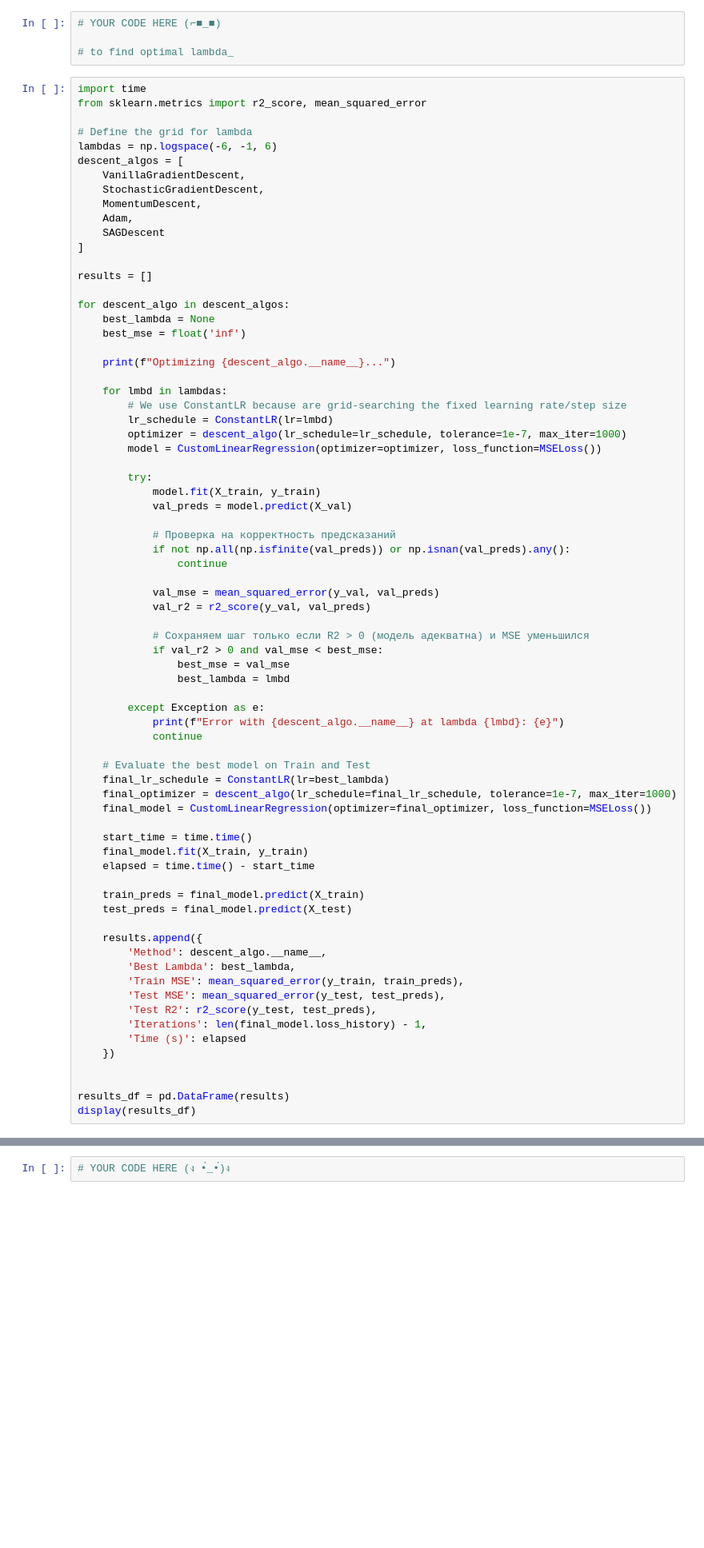
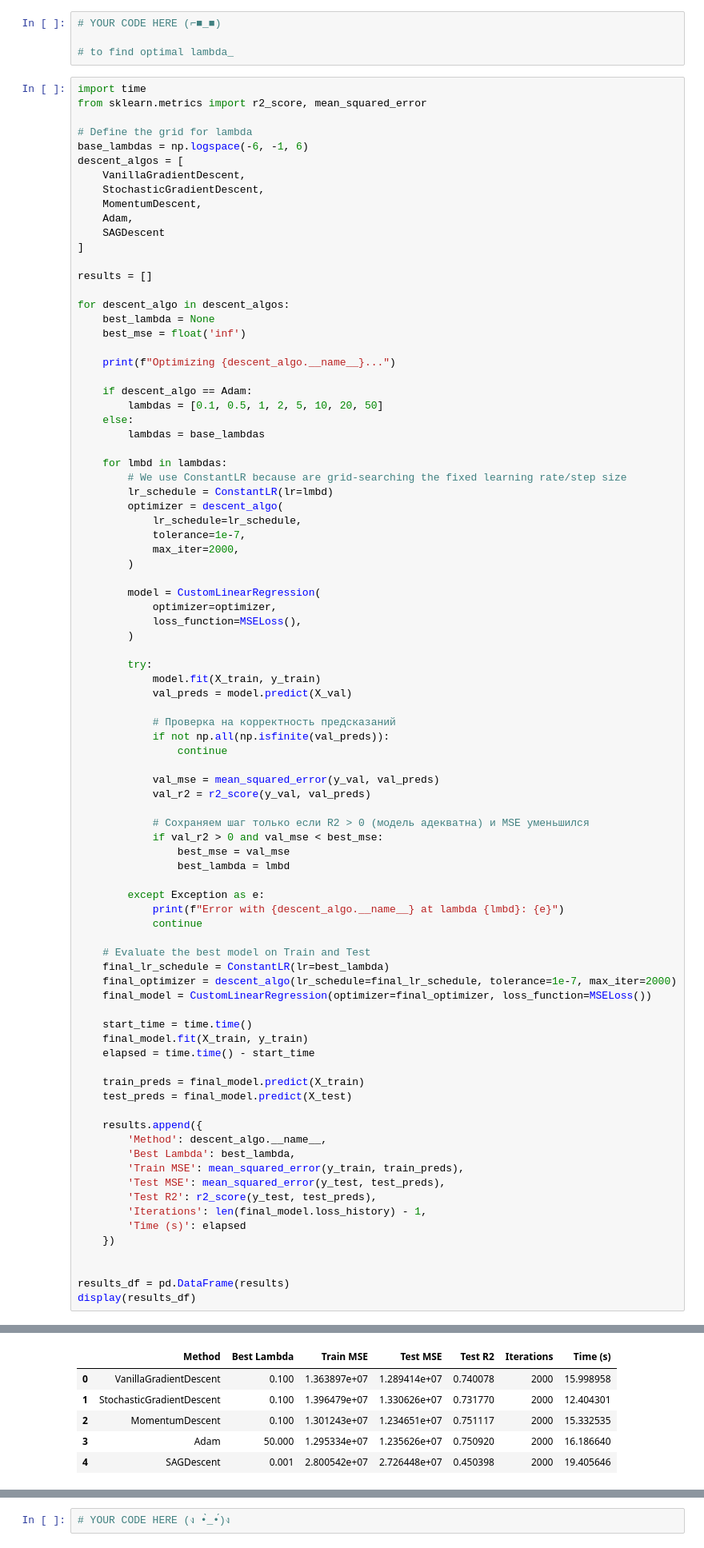
Before and after one commit to 9santa/ml-course-hse, a Jupyter notebook: ml1-2026-spring/homework-practice/homework-practice-02-gd/homework-practice-02-gd.ipynb, the cells around one changed output, grey strips where cells are left out. Shown at 80% size. Drawn from its saved outputs; the diff is of its cells as text; blank space fills up the shorter version.

```diff
--- a/ml1-2026-spring/homework-practice/homework-practice-02-gd/homework-practice-02-gd.ipynb
+++ b/ml1-2026-spring/homework-practice/homework-practice-02-gd/homework-practice-02-gd.ipynb
@@ -685,7 +685,7 @@ import time
 from sklearn.metrics import r2_score, mean_squared_error
 
 # Define the grid for lambda
-lambdas = np.logspace(-6, -1, 6)
+base_lambdas = np.logspace(-6, -1, 6)
 descent_algos = [
     VanillaGradientDescent,
     StochasticGradientDescent,
@@ -702,18 +702,31 @@ for descent_algo in descent_algos:
 
     print(f"Optimizing {descent_algo.__name__}...")
 
+    if descent_algo == Adam:
+        lambdas = [0.1, 0.5, 1, 2, 5, 10, 20, 50]
+    else:
+        lambdas = base_lambdas
+
     for lmbd in lambdas:
         # We use ConstantLR because are grid-searching the fixed learning rate/step size
         lr_schedule = ConstantLR(lr=lmbd)
-        optimizer = descent_algo(lr_schedule=lr_schedule, tolerance=1e-7, max_iter=1000)
-        model = CustomLinearRegression(optimizer=optimizer, loss_function=MSELoss())
+        optimizer = descent_algo(
+            lr_schedule=lr_schedule,
+            tolerance=1e-7,
+            max_iter=2000,
+        )
+
+        model = CustomLinearRegression(
+            optimizer=optimizer,
+            loss_function=MSELoss(),
+        )
 
         try:
             model.fit(X_train, y_train)
             val_preds = model.predict(X_val)
 
             # Проверка на корректность предсказаний
-            if not np.all(np.isfinite(val_preds)) or np.isnan(val_preds).any():
+            if not np.all(np.isfinite(val_preds)):
                 continue
 
             val_mse = mean_squared_error(y_val, val_preds)
@@ -730,7 +743,7 @@ for descent_algo in descent_algos:
 
     # Evaluate the best model on Train and Test
     final_lr_schedule = ConstantLR(lr=best_lambda)
-    final_optimizer = descent_algo(lr_schedule=final_lr_schedule, tolerance=1e-7, max_iter=1000)
+    final_optimizer = descent_algo(lr_schedule=final_lr_schedule, tolerance=1e-7, max_iter=2000)
     final_model = CustomLinearRegression(optimizer=final_optimizer, loss_function=MSELoss())
 
     start_time = time.time()
@@ -761,0 +775,6 @@ TypeError: unsupported operand type(s) for /: 'NoneType' and 'float'
+|  | Method | Best Lambda | Train MSE | Test MSE | Test R2 | Iterations | Time (s) |
+| 0 | VanillaGradientDescent | 0.100 | 1.363897e+07 | 1.289414e+07 | 0.740078 | 2000 | 15.998958 |
+| 1 | StochasticGradientDescent | 0.100 | 1.396479e+07 | 1.330626e+07 | 0.731770 | 2000 | 12.404301 |
+| 2 | MomentumDescent | 0.100 | 1.301243e+07 | 1.234651e+07 | 0.751117 | 2000 | 15.332535 |
+| 3 | Adam | 50.000 | 1.295334e+07 | 1.235626e+07 | 0.750920 | 2000 | 16.186640 |
+| 4 | SAGDescent | 0.001 | 2.800542e+07 | 2.726448e+07 | 0.450398 | 2000 | 19.405646 |
```
Also changed, not shown: parts of 5 cells of this notebook.
